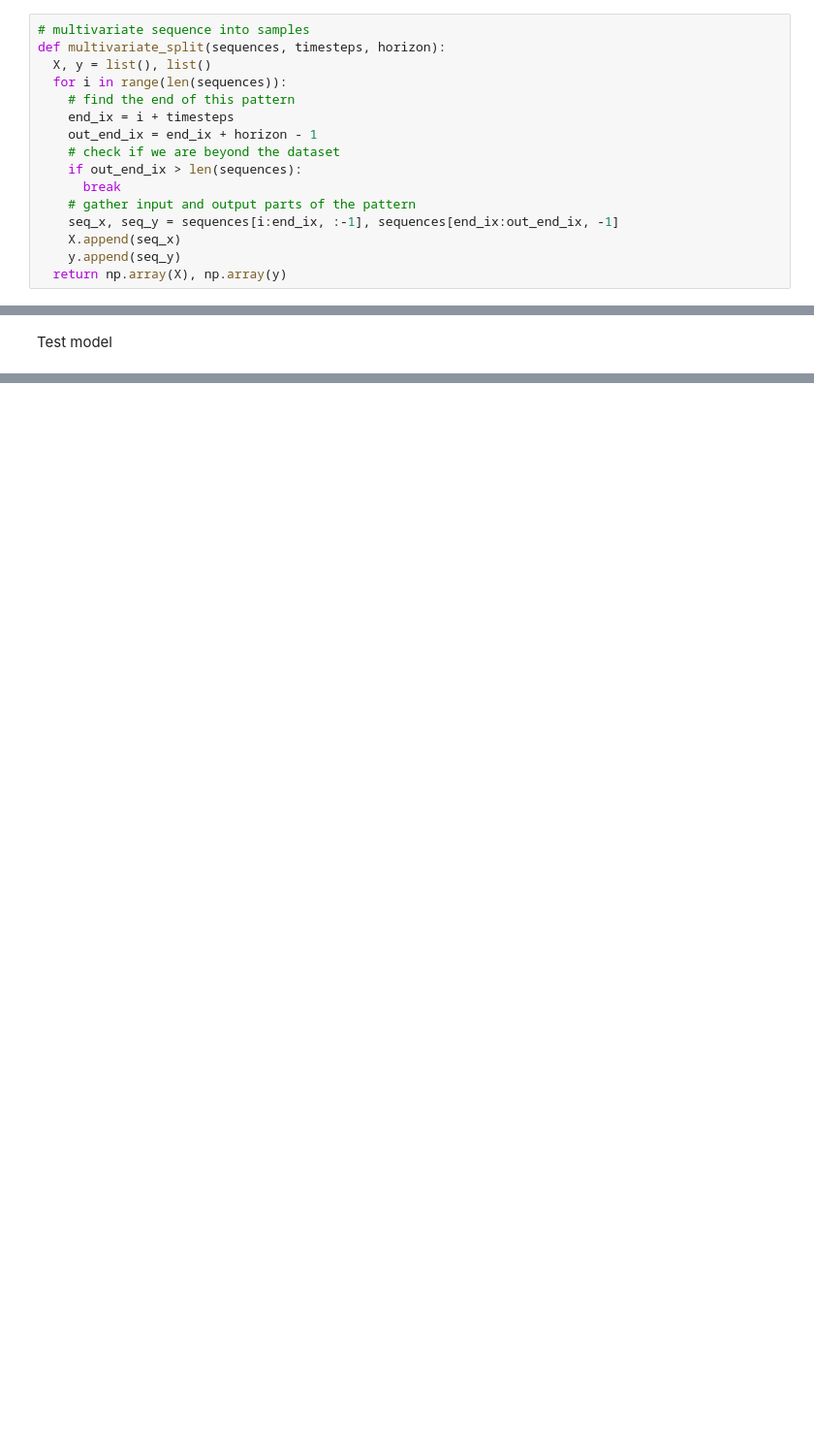
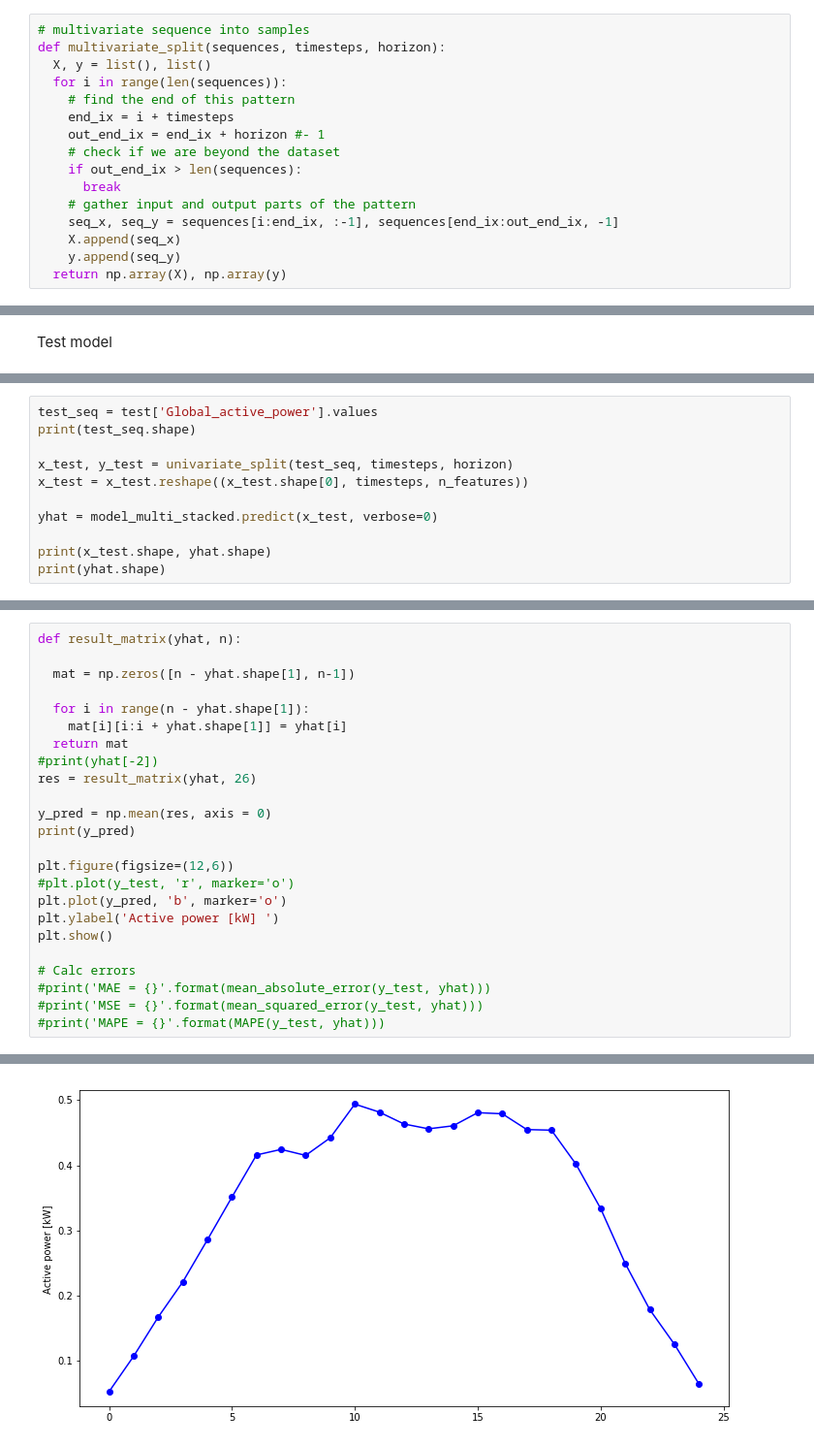
Before and after one commit to milosbozic/ml-conference-workshop, a Jupyter notebook: ml_conferece_wokshop.ipynb, the cells around one changed output, grey strips where cells are left out. Shown at 97% size. Drawn from its saved outputs; the diff is of its cells as text; blank space fills up the shorter version.

Commit message:
Added multi-step univariate model

```diff
--- a/ml_conferece_wokshop.ipynb
+++ b/ml_conferece_wokshop.ipynb
@@ -281,7 +300,7 @@ def multivariate_split(sequences, timesteps, horizon):
   for i in range(len(sequences)):
     # find the end of this pattern
     end_ix = i + timesteps
-    out_end_ix = end_ix + horizon - 1
+    out_end_ix = end_ix + horizon #- 1
     # check if we are beyond the dataset
     if out_end_ix > len(sequences):
       break
@@ -620,0 +708,11 @@ ZeroDivisionError: ignored
+# %%
+test_seq = test['Global_active_power'].values
+print(test_seq.shape)
+
+x_test, y_test = univariate_split(test_seq, timesteps, horizon)
+x_test = x_test.reshape((x_test.shape[0], timesteps, n_features))
+
+yhat = model_multi_stacked.predict(x_test, verbose=0)
+
+print(x_test.shape, yhat.shape)
+print(yhat.shape)
@@ -620,0 +724,25 @@ ZeroDivisionError: ignored
+# %%
+def result_matrix(yhat, n):
+
+  mat = np.zeros([n - yhat.shape[1], n-1])
+
+  for i in range(n - yhat.shape[1]):
+    mat[i][i:i + yhat.shape[1]] = yhat[i]
+  return mat
+#print(yhat[-2])
+res = result_matrix(yhat, 26)
+
+y_pred = np.mean(res, axis = 0)
+print(y_pred)
+
+plt.figure(figsize=(12,6))
+#plt.plot(y_test, 'r', marker='o')
+plt.plot(y_pred, 'b', marker='o')
+plt.ylabel('Active power [kW] ')
+plt.show()
+
+# Calc errors
+#print('MAE = {}'.format(mean_absolute_error(y_test, yhat)))
+#print('MSE = {}'.format(mean_squared_error(y_test, yhat)))
+#print('MAPE = {}'.format(MAPE(y_test, yhat)))
+# %% [output]
@@ -620,0 +754 @@ ZeroDivisionError: ignored
+[figure, added]
```
Also changed, not shown: parts of 18 cells of this notebook.
